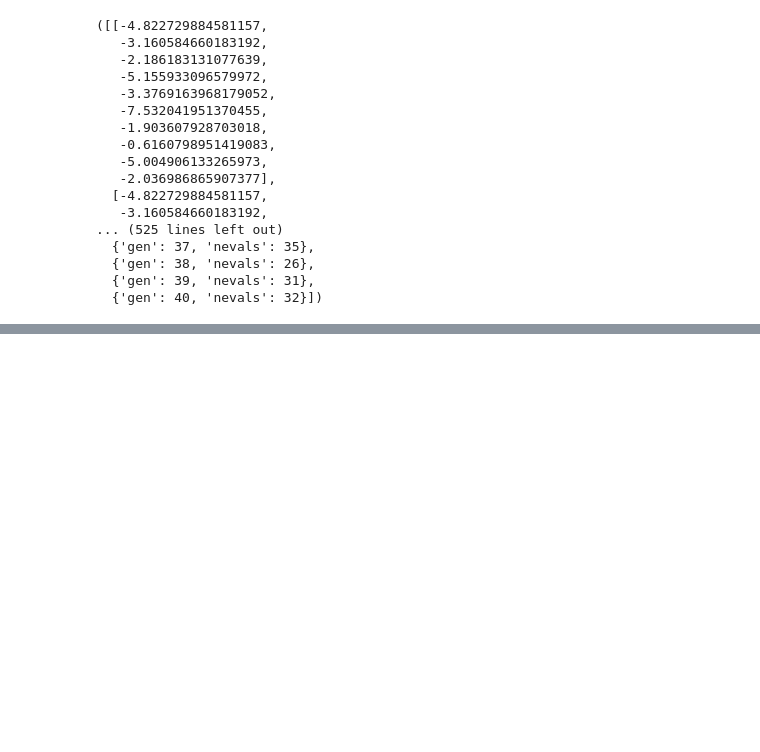
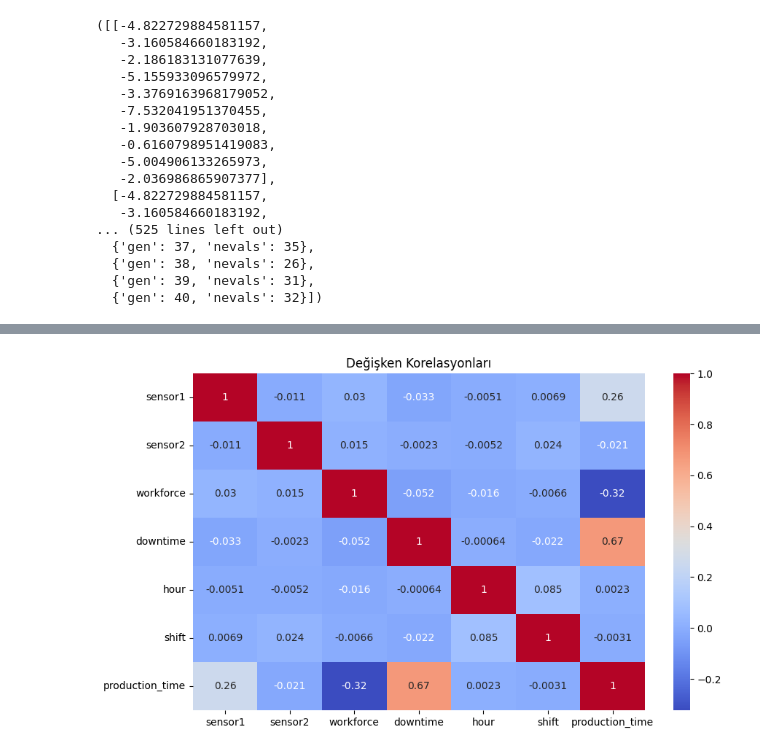
Before and after one commit to elemnurguner/data-ai-projects, a Jupyter notebook: UretimOptimizasyonu__AracMontaj_Hatti.ipynb, the cells around one changed output, grey strips where cells are left out. Drawn from its saved outputs; the diff is of its cells as text; code cells hidden in the pictures; blank space fills up the shorter version.

```diff
--- a/UretimOptimizasyonu__AracMontaj_Hatti.ipynb
+++ b/UretimOptimizasyonu__AracMontaj_Hatti.ipynb
@@ -141,0 +162,31 @@ gen     nevals
+# %%
+import pandas as pd
+import numpy as np
+import matplotlib.pyplot as plt
+import seaborn as sns
+
+# Örnek veri oluşturma (Hata düzeltildi: 'H' -> 'h')
+np.random.seed(42)
+data = {
+    'timestamp': pd.date_range('2023-01-01', periods=1000, freq='h'),  # DÜZELTME: H -> h
+    'sensor1': np.random.normal(50, 5, 1000),
+    'sensor2': np.random.poisson(20, 1000),
+    'workforce': np.random.choice([5,6,7,8], 1000, p=[0.1,0.4,0.3,0.2]),
+    'downtime': np.random.exponential(0.5, 1000)
+}
+df = pd.DataFrame(data).set_index('timestamp')
+
+# Veri ön işleme (Kategorik veriyi sayısala çevirme)
+df['hour'] = df.index.hour
+df['shift'] = np.where(df['hour'].between(6,18), 1, 0)  # DÜZELTME: Day=1, Night=0
+
+# Üretim süresi hesaplama (shift kullanmadan)
+df['production_time'] = 10 + df['sensor1']*0.1 + df['downtime']*2 - df['workforce']*0.5 + np.random.normal(0,1,1000)
+
+# Korelasyon analizi (Sadece sayısal sütunlarla)
+plt.figure(figsize=(10,6))
+sns.heatmap(df.select_dtypes(include=[np.number]).corr(), annot=True, cmap='coolwarm')  # DÜZELTME
+plt.title("Değişken Korelasyonları")
+plt.show()
+# %% [output]
+[figure, added]
```
Also changed, not shown: parts of 8 cells of this notebook.
